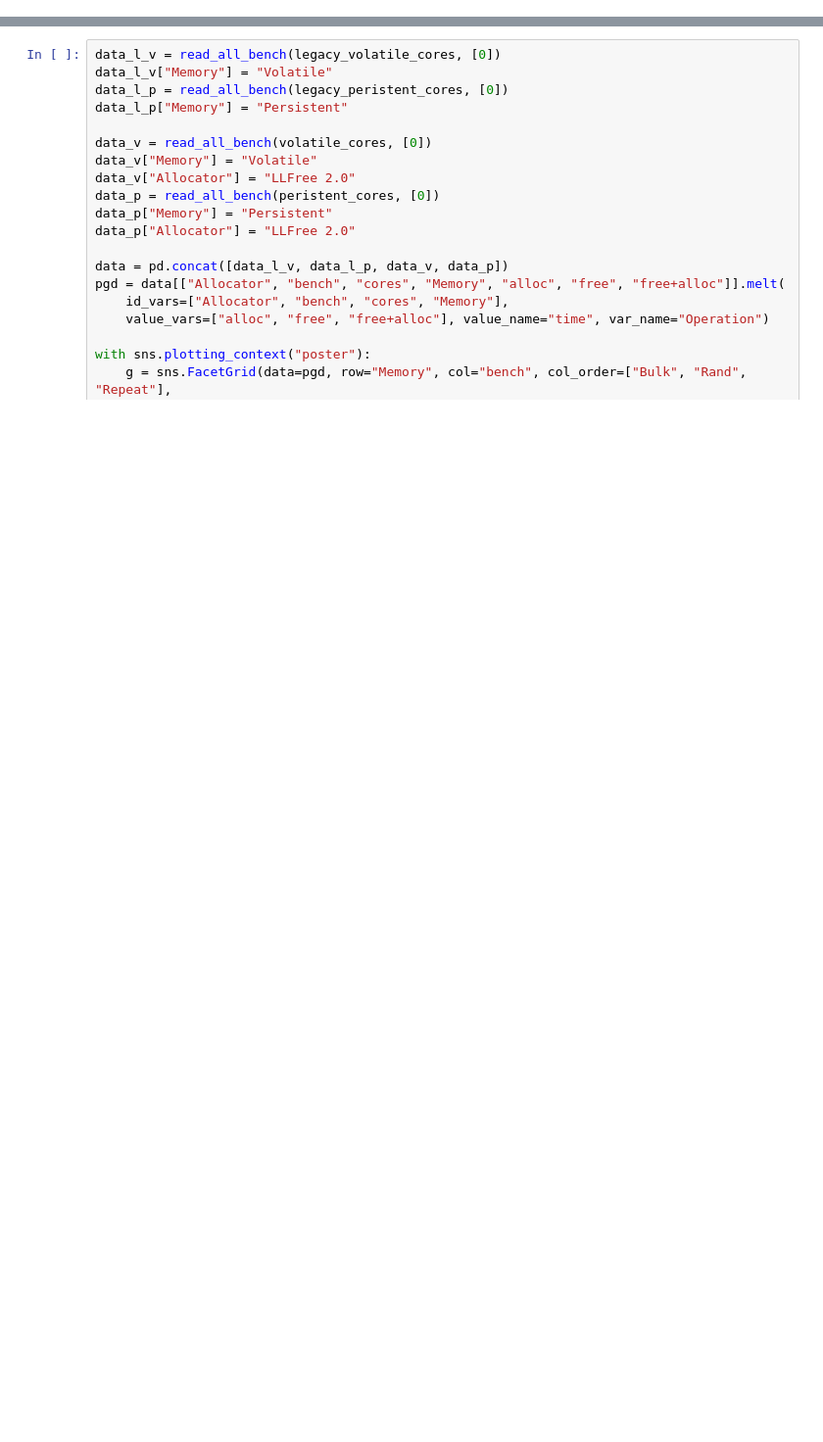
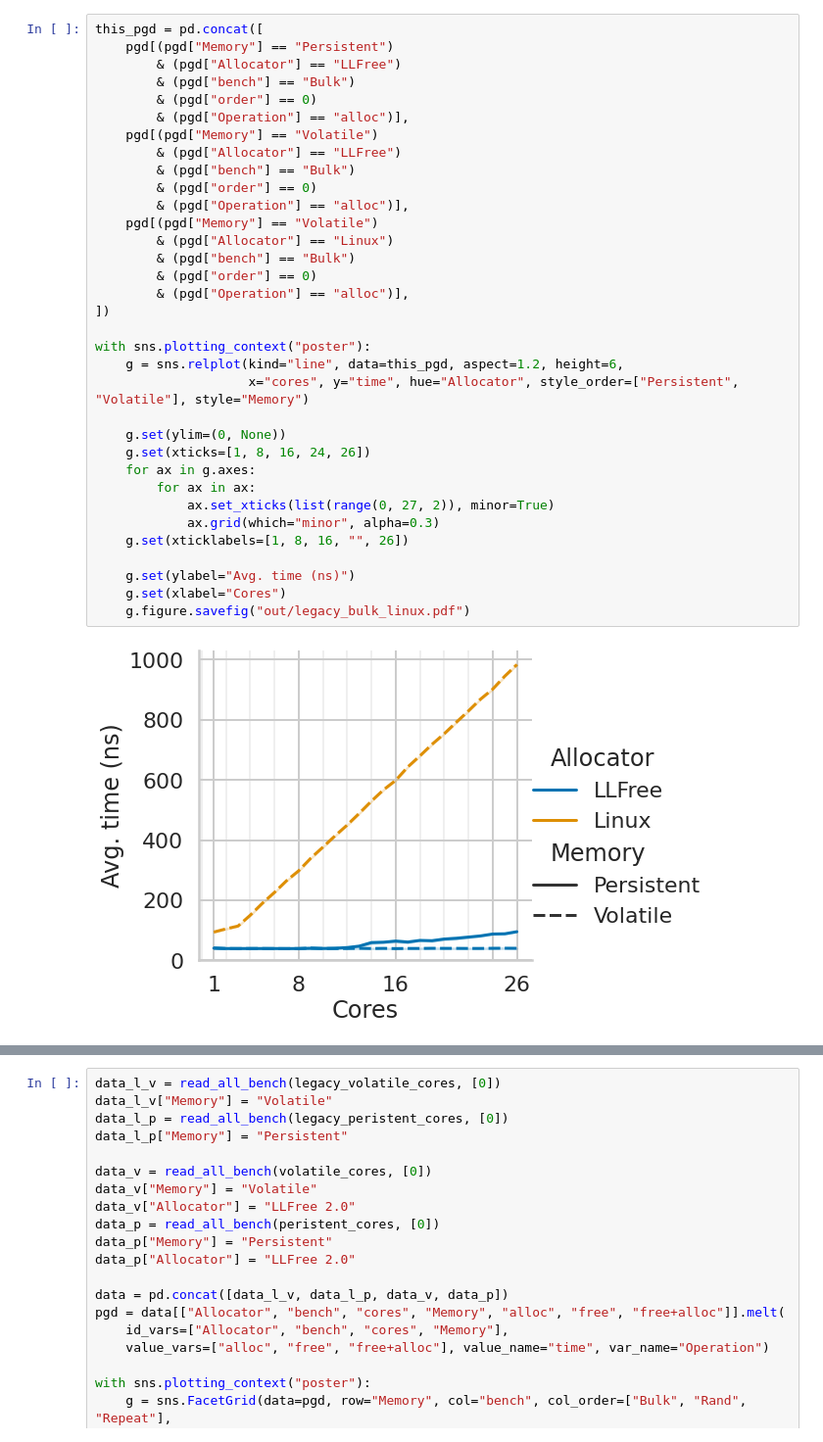
Before and after one commit to luhsra/llfree-bench, a Jupyter notebook: allocator_legacy.ipynb, the cells around one changed output, grey strips where cells are left out. Shown at 98% size. Drawn from its saved outputs; the diff is of its cells as text; blank space fills up the shorter version.

```diff
--- a/allocator_legacy.ipynb
+++ b/allocator_legacy.ipynb
@@ -97,0 +186,36 @@ save_dref("legacy", ["Memory", "Allocator",
+# %%
+this_pgd = pd.concat([
+    pgd[(pgd["Memory"] == "Persistent")
+        & (pgd["Allocator"] == "LLFree")
+        & (pgd["bench"] == "Bulk")
+        & (pgd["order"] == 0)
+        & (pgd["Operation"] == "alloc")],
+    pgd[(pgd["Memory"] == "Volatile")
+        & (pgd["Allocator"] == "LLFree")
+        & (pgd["bench"] == "Bulk")
+        & (pgd["order"] == 0)
+        & (pgd["Operation"] == "alloc")],
+    pgd[(pgd["Memory"] == "Volatile")
+        & (pgd["Allocator"] == "Linux")
+        & (pgd["bench"] == "Bulk")
+        & (pgd["order"] == 0)
+        & (pgd["Operation"] == "alloc")],
+])
+
+with sns.plotting_context("poster"):
+    g = sns.relplot(kind="line", data=this_pgd, aspect=1.2, height=6,
+                    x="cores", y="time", hue="Allocator", style_order=["Persistent", "Volatile"], style="Memory")
+
+    g.set(ylim=(0, None))
+    g.set(xticks=[1, 8, 16, 24, 26])
+    for ax in g.axes:
+        for ax in ax:
+            ax.set_xticks(list(range(0, 27, 2)), minor=True)
+            ax.grid(which="minor", alpha=0.3)
+    g.set(xticklabels=[1, 8, 16, "", 26])
+
+    g.set(ylabel="Avg. time (ns)")
+    g.set(xlabel="Cores")
+    g.figure.savefig("out/legacy_bulk_linux.pdf")
+# %% [output]
+[figure, added]
```
Also changed, not shown: parts of 8 cells of this notebook, 10 other files.
